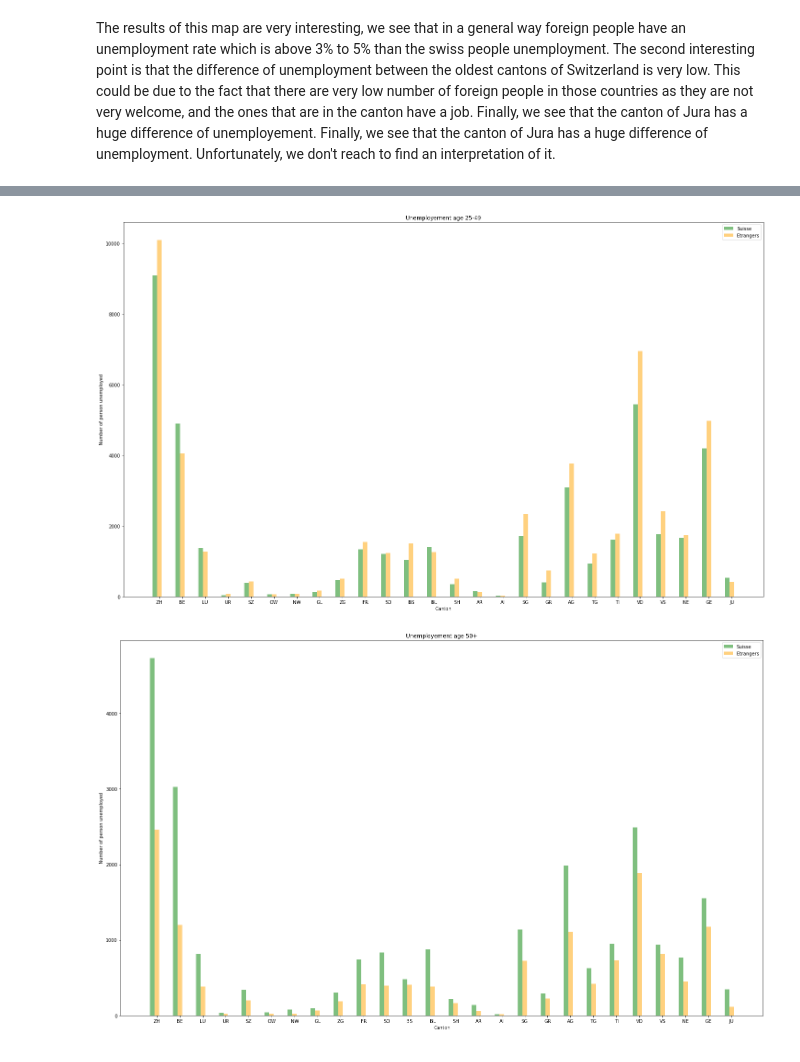
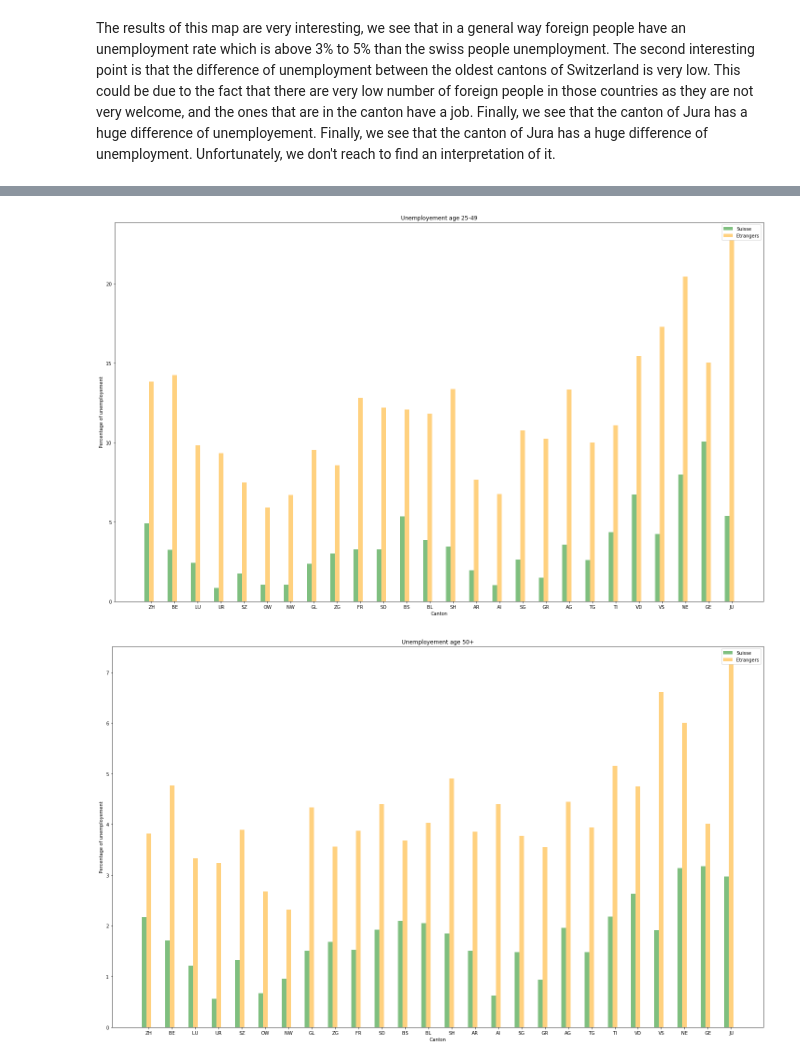
Before and after one commit to Babas10/ADA_JEX2017, a Jupyter notebook: HomeWork/03 - Interactive Viz/HomeWork3Final.ipynb, the cells around one changed output, grey strips where cells are left out. Saved outputs shown, nothing was run; the diff lists cells and outputs as text; code cells hidden in the pictures.

```diff
--- a/HomeWork/03 - Interactive Viz/HomeWork3Final.ipynb
+++ b/HomeWork/03 - Interactive Viz/HomeWork3Final.ipynb
@@ -394,3 +411,26 @@ The results of this map are very interesting, we see that in a general way forei
+# %%
+# Computing percentage
+swiss_percentage15_24 = 20/19*5 + 23.5/19*5
+swiss_percentage25_49 = 23.5/19*15 + 35.1/24*9
+swiss_percentage50_ = 35.1/24*15 + 15.3
+
+foreigner_percentage15_24 = 20.5/19*5 + 36.4/19*5
+foreigner_percentage25_49 = 36.4/19*15 + 35.2/24*9
+foreigner_percentage50_ = 35.2/24*15 + 6.2
+# %%
+Population_active=r'TauxdechômageNationalitées.xlsx'
+Population_active=pd.read_excel(Population_active,skiprows=3, usecols = [0,1,55])
+Population_active = Population_active.set_index('Unnamed: 1')
+series = {'Canton': cantonS.tolist(), 'Population active Suisses': Population_active.loc[['Suisses'], 'Unnamed: 55'].tolist(), 'Population active Etranger': Population_active.loc[['Etrangers'], 'Unnamed: 55'].tolist() }
+swiss =pd.DataFrame(data=series)
+# %%
+swiss_per_15_24 = swiss['Population active Suisses'].values*(swiss_percentage15_24/100)
+swiss_per_25_49 = swiss['Population active Suisses'].values*(swiss_percentage25_49/100)
+swiss_per_50_ = swiss['Population active Suisses'].values*(swiss_percentage50_/100)
+
+foreigner_per_15_24 = swiss['Population active Etranger'].values*(foreigner_percentage15_24/100)
+foreigner_per_25_49 = swiss['Population active Etranger'].values*((foreigner_percentage25_49-10)/100)
+foreigner_per_50_ = swiss['Population active Etranger'].values*(foreigner_percentage50_/100)
 # %%
 unemployement_data_file_suisse_age=r'Chomeurs_ages_2016.xlsx'
 unemployement_data_age=pd.read_excel(unemployement_data_file_suisse_age,skiprows=3, usecols = [0,1,2,17])
@@ -414,11 +454,11 @@ travel = (abr_dic).values()
 bar_width = 0.2
 x = np.arange(len(swiss_15_24))
 opacity = 0.5
-plt.bar(x,swiss_15_24,bar_width, color ='green', label = 'Suisse', alpha = opacity)
-plt.bar(x + bar_width ,foreign_15_24 ,bar_width, color ='orange', label = 'Etrangers', alpha = opacity)
+plt.bar(x,swiss_15_24/swiss_per_15_24*100,bar_width, color ='green', label = 'Suisse', alpha = opacity)
+plt.bar(x + bar_width ,foreign_15_24/foreigner_per_15_24*100,bar_width, color ='orange', label = 'Etrangers', alpha = opacity)
 plt.legend()
 plt.xlabel('Canton')
-plt.ylabel('Number of person unemployed')
+plt.ylabel('Percentage of unemployement')
 plt.title('Unemployement age 15-24')
 plt.xticks(x +bar_width, travel)
 
@@ -431,11 +471,11 @@ fig.set_size_inches(25, 15)
 bar_width = 0.2
 x = np.arange(len(swiss_15_24))
 opacity = 0.5
-plt.bar(x,swiss_25_49,bar_width, color ='green', label = 'Suisse', alpha = opacity)
-plt.bar(x + bar_width ,foreign_25_49 ,bar_width, color ='orange', label = 'Etrangers', alpha = opacity)
+plt.bar(x,swiss_25_49/swiss_per_25_49*100,bar_width, color ='green', label = 'Suisse', alpha = opacity)
+plt.bar(x + bar_width ,foreign_25_49/foreigner_per_25_49*100 ,bar_width, color ='orange', label = 'Etrangers', alpha = opacity)
 plt.legend()
 plt.xlabel('Canton')
-plt.ylabel('Number of person unemployed')
+plt.ylabel('Percentage of unemployement')
 plt.title('Unemployement age 25-49')
 plt.xticks(x +bar_width, travel)
 
@@ -447,11 +487,11 @@ fig.set_size_inches(25, 15)
 bar_width = 0.2
 x = np.arange(len(swiss_15_24))
 opacity = 0.5
-plt.bar(x,swiss_50_inf,bar_width, color ='green', label = 'Suisse', alpha = opacity)
-plt.bar(x + bar_width ,foreign_50_inf ,bar_width, color ='orange', label = 'Etrangers', alpha = opacity)
+plt.bar(x,swiss_50_inf/swiss_per_50_*100,bar_width, color ='green', label = 'Suisse', alpha = opacity)
+plt.bar(x + bar_width ,foreign_50_inf/foreigner_per_50_*100,bar_width, color ='orange', label = 'Etrangers', alpha = opacity)
 plt.legend()
 plt.xlabel('Canton')
-plt.ylabel('Number of person unemployed')
+plt.ylabel('Percentage of unemployement')
 plt.title('Unemployement age 50+')
 plt.xticks(x +bar_width, travel)
 
@@ -461,2 +501,2 @@ plt.show()
-[figure, old version]
+[figure, new version]
-[figure, old version]
+[figure, new version]
```
Also changed, not shown: parts of 11 cells of this notebook, 6 other files.
